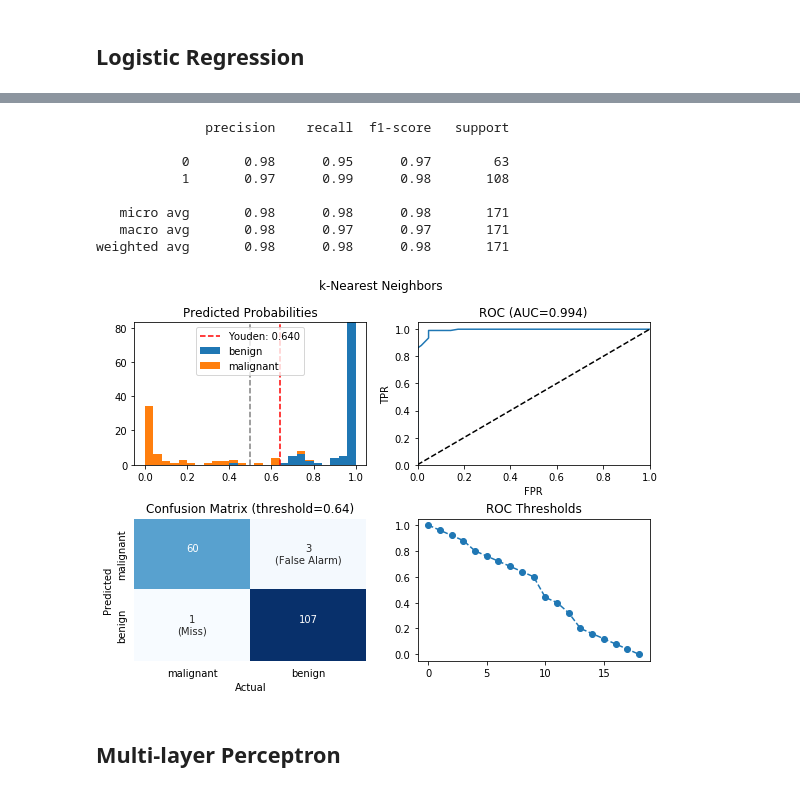
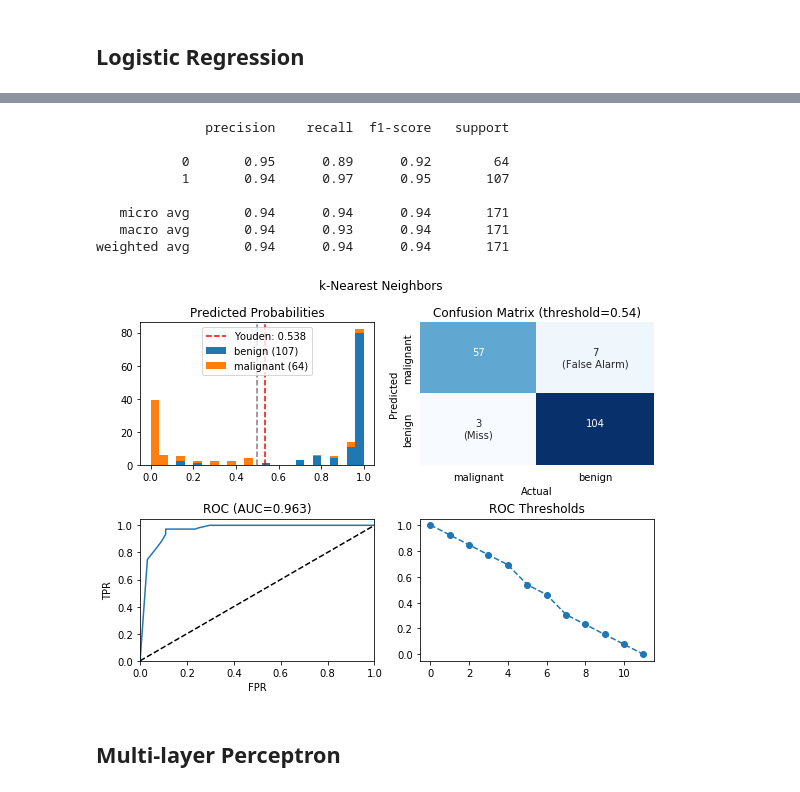
Before and after one commit to goerlitz/binary-classification, a Jupyter notebook: wisconsin-breast-cancer/wdbc_models.ipynb, the cells around one changed output, grey strips where cells are left out. Cells and saved outputs as stored; diff of their text form; code cells hidden in the pictures.

Commit message:
Improved model evaluation. added data profiling html.

```diff
--- a/wisconsin-breast-cancer/wdbc_models.ipynb
+++ b/wisconsin-breast-cancer/wdbc_models.ipynb
@@ -35,7 +34,10 @@ display(X.head())
 # %%
 from sklearn.model_selection import train_test_split
 
-X_train, X_test, y_train, y_test = train_test_split(X, y, test_size=0.3, random_state=42)
+random_seed = 42
+
+X_train, X_test, y_train, y_test = train_test_split(X, y, stratify=y, test_size=0.3, random_state=random_seed)
+
 print("train: ", X_train.shape, ', test:', X_test.shape)
 # %% [output]
 train:  (398, 30) , test: (171, 30)
@@ -122,0 +131,6 @@ weighted avg       0.98      0.98      0.98       171
+# %%
+clf = LogisticRegressionCV(solver='liblinear', Cs=[0.001, 0.01, 0.1, 1.0, 10, 100], cv=10, verbose=0, max_iter=1000, class_weight=None, scoring='roc_auc')
+clf.fit(X_train, y_train)
+y_hat = clf.predict_proba(X_test)[:,1]
+
+show_results(y_test, y_hat, data['target_names'], title="Logistic Regression CV")
@@ -142,23 +166,21 @@ weighted avg       0.98      0.98      0.98       171
 # %%
-#clf = LogisticRegressionCV(solver='liblinear', Cs=[0.01, 0.1, 1.0, 10], cv=10, verbose=1, max_iter=1000, class_weight=None, scoring='roc_auc')
-
 from sklearn.neighbors import KNeighborsClassifier
-clf = KNeighborsClassifier(n_neighbors=25)
+clf = KNeighborsClassifier(n_neighbors=13)
 
 clf.fit(X_train, y_train)
 y_hat = clf.predict_proba(X_test)[:,1]
 
 show_results(y_test, y_hat, data['target_names'], title="k-Nearest Neighbors")
 # %% [output]
               precision    recall  f1-score   support
 
-           0       0.98      0.95      0.97        63
-           1       0.97      0.99      0.98       108
+           0       0.95      0.89      0.92        64
+           1       0.94      0.97      0.95       107
 
-   micro avg       0.98      0.98      0.98       171
-   macro avg       0.98      0.97      0.97       171
-weighted avg       0.98      0.98      0.98       171
+   micro avg       0.94      0.94      0.94       171
+   macro avg       0.94      0.93      0.94       171
+weighted avg       0.94      0.94      0.94       171
-[figure, old version]
+[figure, new version]
 # %% [markdown]
 ## Multi-layer Perceptron
 # %%
```
Also changed, not shown: parts of 14 cells of this notebook, 1 other file.
